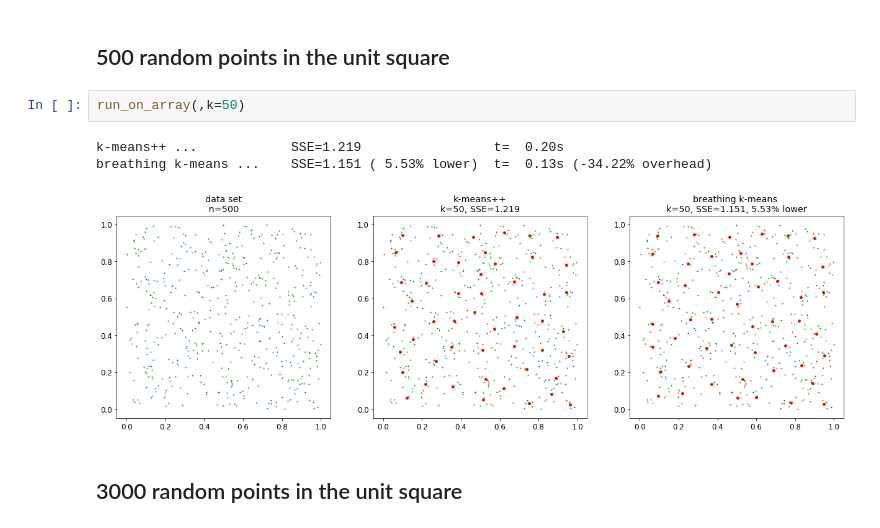
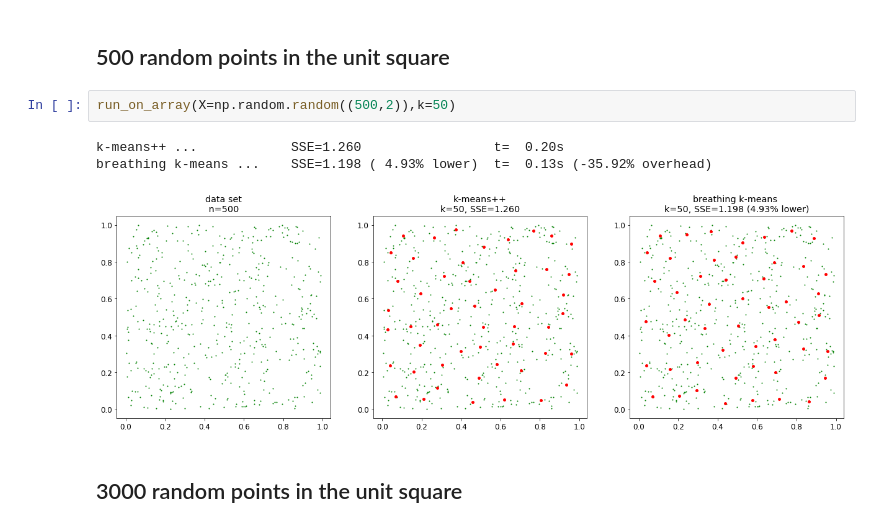
Before and after one commit to gittar/breathing-k-means, a Jupyter notebook: notebooks/bkm.ipynb, the cells around one changed output. Saved outputs shown, nothing was run; the diff lists cells and outputs as text.

```diff
--- a/notebooks/bkm.ipynb
+++ b/notebooks/bkm.ipynb
@@ -219,11 +224,11 @@ breathing k-means ...    SSE=0.359 (17.21% lower)  t=  0.17s (-46.77% overhead)
 # %% [markdown]
 ## 500 random points in the unit square
 # %%
-run_on_array(,k=50)
+run_on_array(X=np.random.random((500,2)),k=50)
 # %% [output]
-k-means++ ...            SSE=1.219                 t=  0.20s
-breathing k-means ...    SSE=1.151 ( 5.53% lower)  t=  0.13s (-34.22% overhead)
+k-means++ ...            SSE=1.260                 t=  0.20s
+breathing k-means ...    SSE=1.198 ( 4.93% lower)  t=  0.13s (-35.92% overhead)
-[figure, old version]
+[figure, new version]
 # %% [markdown]
 ## 3000 random points in the unit square
 # %%
```
Also changed, not shown: parts of 25 cells of this notebook, 1 other file.
